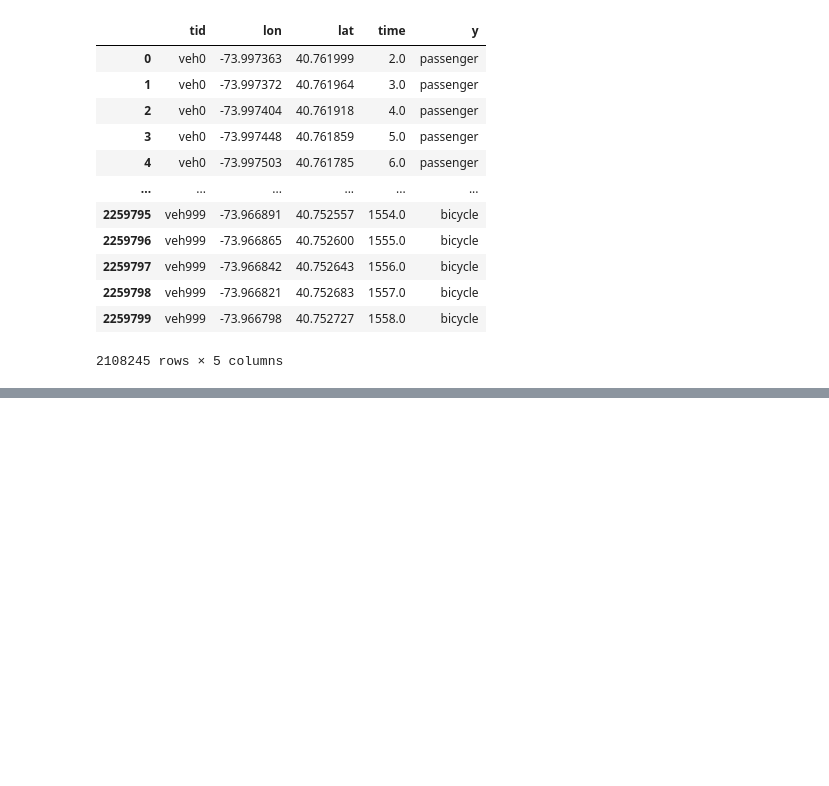
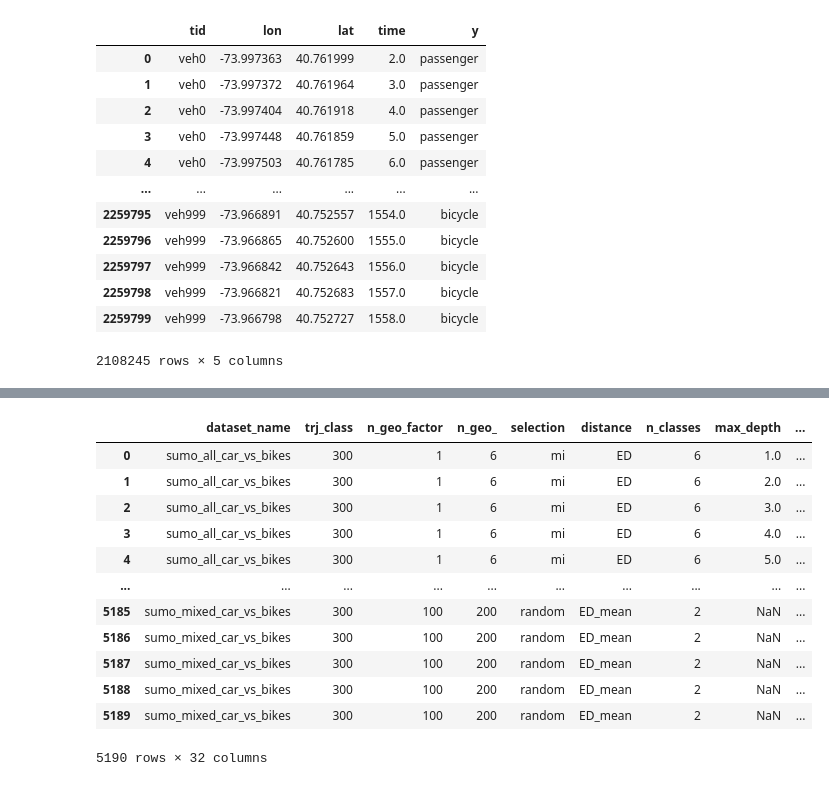
Before and after one commit to cri98li/Understanding-Mobility-Shapelets, a Jupyter notebook: code/benchmark/benchmark_sumo.ipynb, the cells around one changed output, grey strips where cells are left out. Drawn from its saved outputs; the diff is of its cells as text; code cells hidden in the pictures; blank space fills up the shorter version.

```diff
--- a/code/benchmark/benchmark_sumo.ipynb
+++ b/code/benchmark/benchmark_sumo.ipynb
@@ -101,0 +122,19 @@ df[df.tid.isin(df_count.keys())]
+# %%
+df_grouped = df.groupby(by=["dataset_name", "trj_class", "n_geo_factor", "n_geo_", "selection", "distance", "n_classes",
+                            "max_depth", "class_weight", "model", "n_estimators", "n_neighbors"], dropna=False).mean().reset_index().drop(columns=["cv_idx"])
+
+df_grouped
+# %% [output]
+|  | dataset_name | trj_class | n_geo_factor | n_geo_ | selection | distance | n_classes | max_depth | ... |
+| 0 | sumo_all_car_vs_bikes | 300 | 1 | 6 | mi | ED | 6 | 1.0 | ... |
+| 1 | sumo_all_car_vs_bikes | 300 | 1 | 6 | mi | ED | 6 | 2.0 | ... |
+| 2 | sumo_all_car_vs_bikes | 300 | 1 | 6 | mi | ED | 6 | 3.0 | ... |
+| 3 | sumo_all_car_vs_bikes | 300 | 1 | 6 | mi | ED | 6 | 4.0 | ... |
+| 4 | sumo_all_car_vs_bikes | 300 | 1 | 6 | mi | ED | 6 | 5.0 | ... |
+| ... | ... | ... | ... | ... | ... | ... | ... | ... | ... |
+| 5185 | sumo_mixed_car_vs_bikes | 300 | 100 | 200 | random | ED_mean | 2 | NaN | ... |
+| 5186 | sumo_mixed_car_vs_bikes | 300 | 100 | 200 | random | ED_mean | 2 | NaN | ... |
+| 5187 | sumo_mixed_car_vs_bikes | 300 | 100 | 200 | random | ED_mean | 2 | NaN | ... |
+| 5188 | sumo_mixed_car_vs_bikes | 300 | 100 | 200 | random | ED_mean | 2 | NaN | ... |
+| 5189 | sumo_mixed_car_vs_bikes | 300 | 100 | 200 | random | ED_mean | 2 | NaN | ... |
+5190 rows × 32 columns
```
Also changed, not shown: parts of 6 cells of this notebook.
